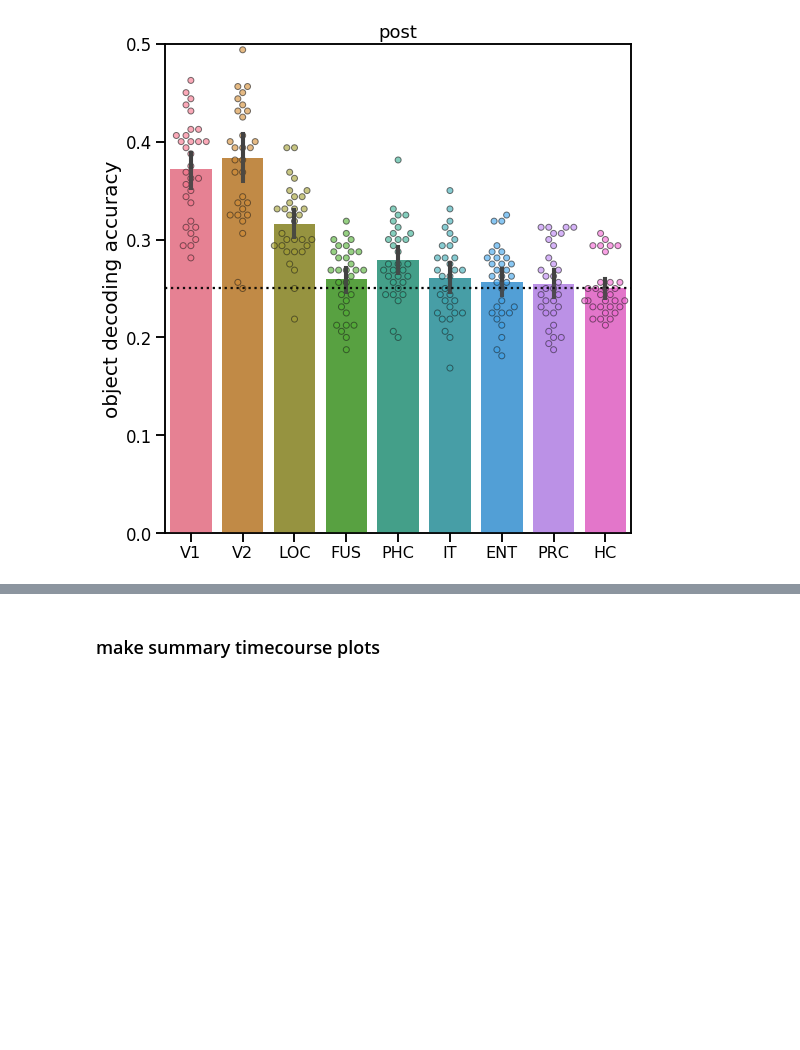
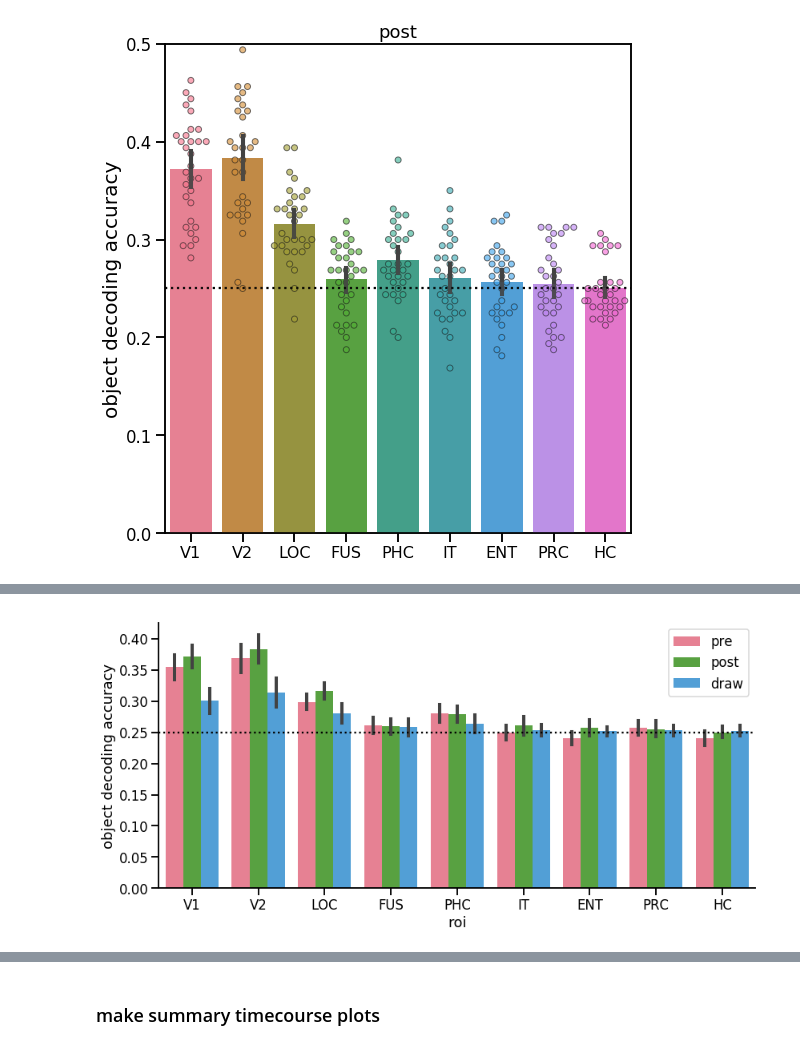
Before and after one commit to cogtoolslab/neurosketch, a Jupyter notebook: ipynb/golden/2_object_evidence_during_drawing.ipynb, the cells around one changed output, grey strips where cells are left out. Drawn from its saved outputs; the diff is of its cells as text; code cells hidden in the pictures; blank space fills up the shorter version.

Commit message:
add section aggreagting decoding acc from all three phases

```diff
--- a/ipynb/golden/2_object_evidence_during_drawing.ipynb
+++ b/ipynb/golden/2_object_evidence_during_drawing.ipynb
@@ -310,0 +283,48 @@ print p1,p2
+# %%
+Acc = np.load(os.path.join(results_dir,'decoding_object_accuracy_production.npy'))
+Accpre = np.load(os.path.join(results_dir,'decoding_object_accuracy_recog_pre.npy'))
+Accpost = np.load(os.path.join(results_dir,'decoding_object_accuracy_recog_post.npy'))
+
+## helper function to preprocess accuracy array
+def preprocess_acc_array(Acc,phase='draw',
+                         roi_list = ['V1', 'V2', 'LOC', 'FUS', 'PHC', 'IT', 'ENT', 'PRC', 'HC'],
+                         sub_list = ['0110171', '0110172', '0111171', '0112171', '0112172', '0112173',
+                                   '0113171', '0115174', '0117171', '0118171', '0118172', '0119171',
+                                   '0119172', '0119173', '0119174', '0120171', '0120172', '0120173',
+                                   '0123171', '0123173', '0124171', '0125171', '0125172', '1121161',
+                                   '1130161', '1202161', '1203161', '1206161', '1206162', '1206163',
+                                   '1207162']):
+    A = pd.DataFrame(Acc.T)
+    A.columns = roi_list
+    A['sub'] = sub_list
+    A['phase'] = phase
+    A1 = pd.melt(A,
+                id_vars=['sub','phase'],
+                var_name='roi',
+                value_vars=h.roi_list_recog_formatted,
+                value_name='acc')
+    return A1
+
+## aggregate pre, draw, post decoding accuracy
+AD = preprocess_acc_array(Acc,phase='draw')
+AE = preprocess_acc_array(Accpre,phase='pre')
+AO = preprocess_acc_array(Accpost,phase='post')
+A = pd.concat([AE,AO,AD],axis=0)
+
+## generate plot
+g = sns.catplot(data=A,
+            x='roi',
+            y='acc',
+            hue='phase',
+            kind='bar',
+            palette='husl',
+            legend=False,
+            aspect=2,
+            height=6)
+plt.legend()
+plt.ylabel('object decoding accuracy')
+plt.axhline(0.25,linestyle=':',color='k')
+out_path = os.path.join(proj_dir,'plots/{}/decoding_accuracy_bars_all.pdf'.format(nb_name))
+plt.savefig(out_path,format='pdf')
+# %% [output]
+[figure, added]
```
Also changed, not shown: parts of 7 cells of this notebook, 1 other file.
